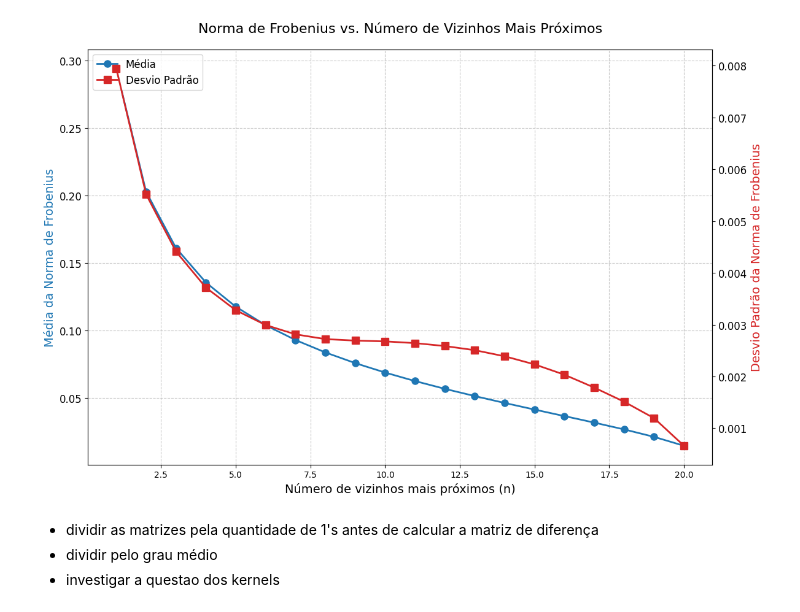
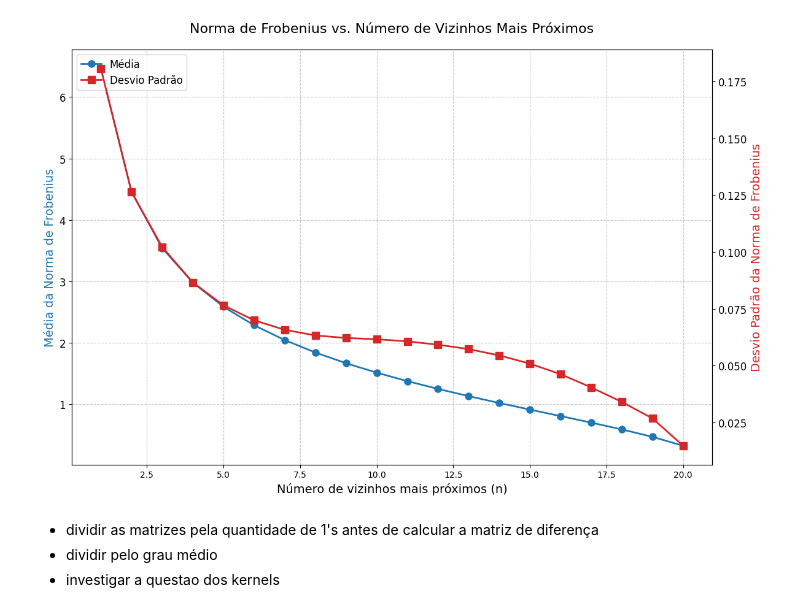
Before and after one commit to CaduRomaniello/NFL-play-classification-GNN, a Jupyter notebook: notebooks/frobenius_plot.ipynb, the cells around one changed output. Drawn from its saved outputs; the diff is of its cells as text; code cells hidden in the pictures.

Commit message:
mean degree data

```diff
--- a/notebooks/frobenius_plot.ipynb
+++ b/notebooks/frobenius_plot.ipynb
@@ -4,7 +4,7 @@ import matplotlib.pyplot as plt
 import numpy as np
 
 # Carregando os dados do CSV
-df = pd.read_csv('../non_zero.csv')
+df = pd.read_csv('../mean_degree.csv')
 df = df.iloc[:-1]
 
 # Criando a figura e os eixos
@@ -28,35 +28,35 @@ line2 = ax2.plot(df['n'], df['std'], marker='s', linestyle='-',
 ax2.tick_params(axis='y', labelsize=12)
 
 # Adicionando título
 plt.title('Norma de Frobenius vs. Número de Vizinhos Mais Próximos', fontsize=16, pad=20)
 
 # Adicionando legenda combinando os dois gráficos
 lines = line1 + line2
 labels = [l.get_label() for l in lines]
 ax1.legend(lines, labels, loc='upper left', fontsize=12)
 
 # # Adicionando anotações para destacar os valores máximos
 # max_mean_index = df['mean_frobenius_norm'].idxmax()
 # max_mean_n = df.loc[max_mean_index, 'n']
 # max_mean_value = df.loc[max_mean_index, 'mean_frobenius_norm']
 
 # # Anotação para o valor máximo da média
 # ax1.annotate(f'Máximo: {max_mean_value:.2f}',
 #              xy=(max_mean_n, max_mean_value),
 #              xytext=(max_mean_n-3, max_mean_value+10),
 #              arrowprops=dict(facecolor='black', shrink=0.05, width=1.5),
 #              fontsize=12)
 
 # Ajustando o layout para evitar sobreposição
 fig.tight_layout()
 
 # Salvando a figura
-plt.savefig('../results/non_zero_norm/frobenius_norm_plot_non_zero_norm.png', dpi=300, bbox_inches='tight')
+plt.savefig('../results/mean_degree/frobenius_norm_plot_mean_degree.png', dpi=300, bbox_inches='tight')
 
 # Exibindo o gráfico
 plt.show()
 # %% [output]
-[figure, old version]
+[figure, new version]
 # %% [markdown]
 - dividir as matrizes pela quantidade de 1's antes de calcular a matriz de diferença
 - dividir pelo grau médio
```
Also changed, not shown: 4 other files.
